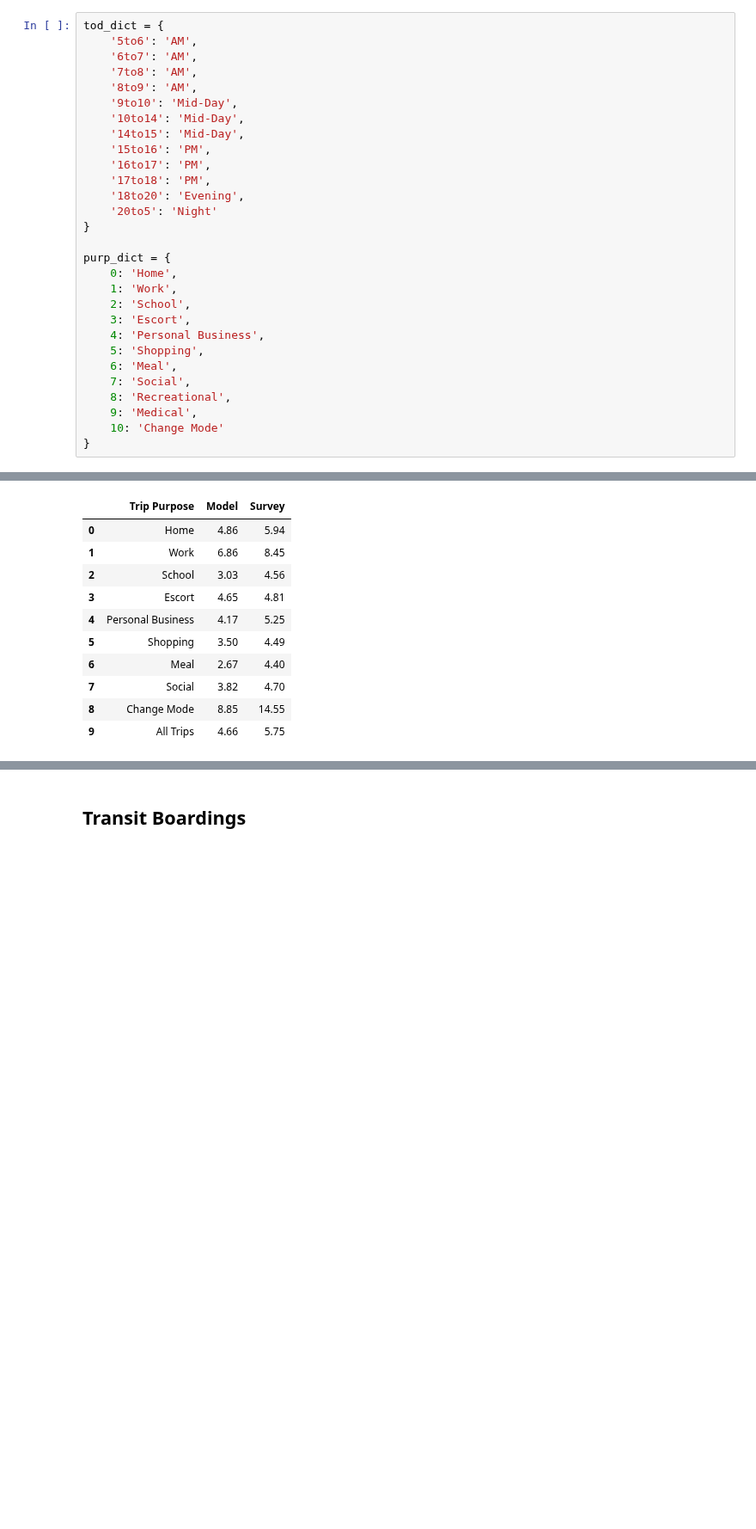
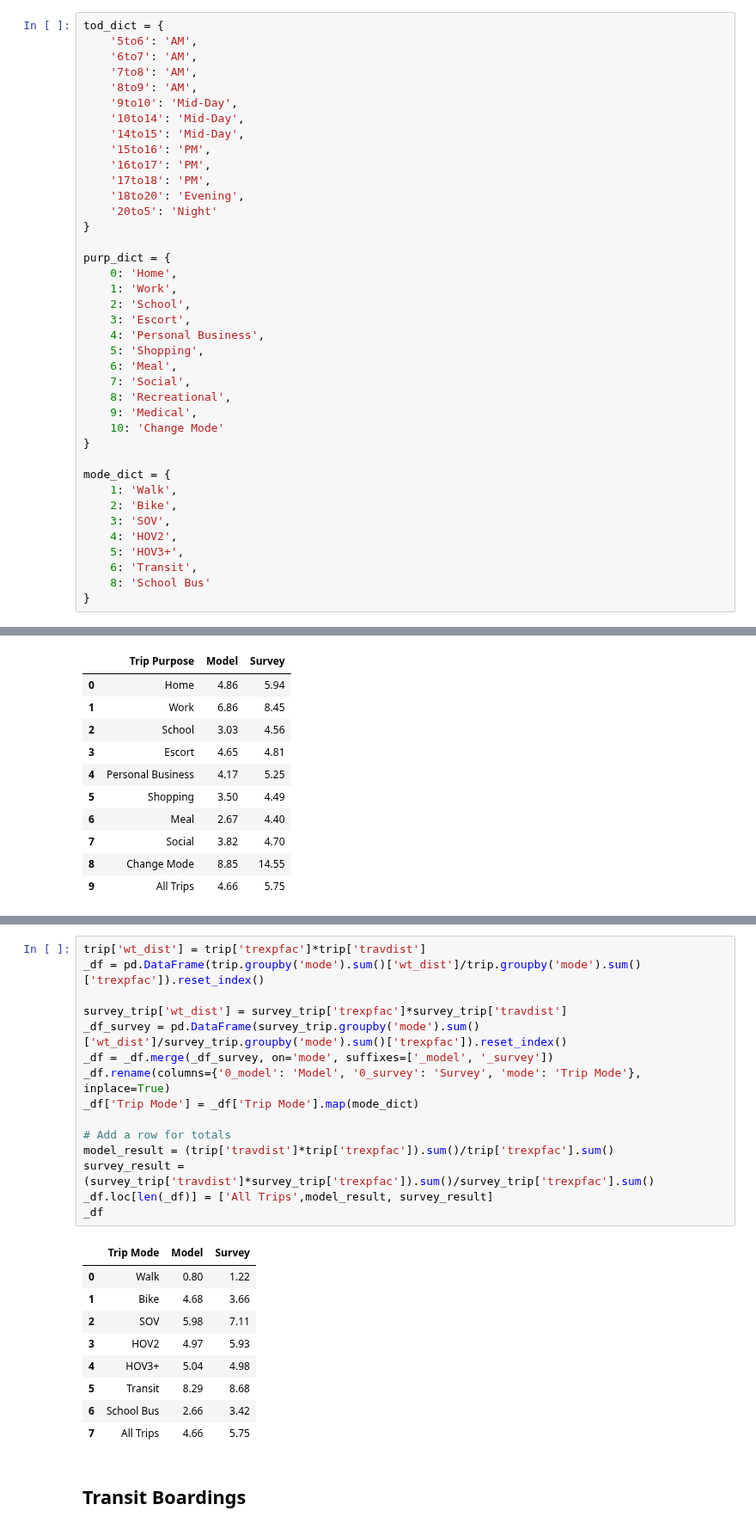
Before and after one commit to psrc/soundcast, a Jupyter notebook: scripts/summarize/notebooks/topsheet.ipynb, the cells around one changed output, grey strips where cells are left out. Shown at 86% size. Saved outputs shown, nothing was run; the diff lists cells and outputs as text; blank space fills up the shorter version.

Commit message:
adding trip dist by mode

```diff
--- a/scripts/summarize/notebooks/topsheet.ipynb
+++ b/scripts/summarize/notebooks/topsheet.ipynb
@@ -72,6 +72,16 @@ purp_dict = {
     9: 'Medical',
     10: 'Change Mode'
 }
+
+mode_dict = {
+    1: 'Walk',
+    2: 'Bike',
+    3: 'SOV',
+    4: 'HOV2',
+    5: 'HOV3+',
+    6: 'Transit',
+    8: 'School Bus'
+}
 # %%
 # Load Network Summary sheet from network_summary_detailed
 df = pd.read_excel(os.path.join(relative_path,'network/') + r'network_summary.xlsx','VMT by FC')
@@ -245,3 +258,28 @@ _df
+# %%
+trip['wt_dist'] = trip['trexpfac']*trip['travdist']
+_df = pd.DataFrame(trip.groupby('mode').sum()['wt_dist']/trip.groupby('mode').sum()['trexpfac']).reset_index()
+
+survey_trip['wt_dist'] = survey_trip['trexpfac']*survey_trip['travdist']
+_df_survey = pd.DataFrame(survey_trip.groupby('mode').sum()['wt_dist']/survey_trip.groupby('mode').sum()['trexpfac']).reset_index()
+_df = _df.merge(_df_survey, on='mode', suffixes=['_model', '_survey'])
+_df.rename(columns={'0_model': 'Model', '0_survey': 'Survey', 'mode': 'Trip Mode'}, inplace=True)
+_df['Trip Mode'] = _df['Trip Mode'].map(mode_dict)
+
+# Add a row for totals
+model_result = (trip['travdist']*trip['trexpfac']).sum()/trip['trexpfac'].sum()
+survey_result = (survey_trip['travdist']*survey_trip['trexpfac']).sum()/survey_trip['trexpfac'].sum()
+_df.loc[len(_df)] = ['All Trips',model_result, survey_result]
+_df
+# %% [output]
+|  | Trip Mode | Model | Survey |
+| 0 | Walk | 0.80 | 1.22 |
+| 1 | Bike | 4.68 | 3.66 |
+| 2 | SOV | 5.98 | 7.11 |
+| 3 | HOV2 | 4.97 | 5.93 |
+| 4 | HOV3+ | 5.04 | 4.98 |
+| 5 | Transit | 8.29 | 8.68 |
+| 6 | School Bus | 2.66 | 3.42 |
+| 7 | All Trips | 4.66 | 5.75 |
 # %% [markdown]
 ## Transit Boardings
 # %%
```
Also changed, not shown: parts of 8 cells of this notebook.
